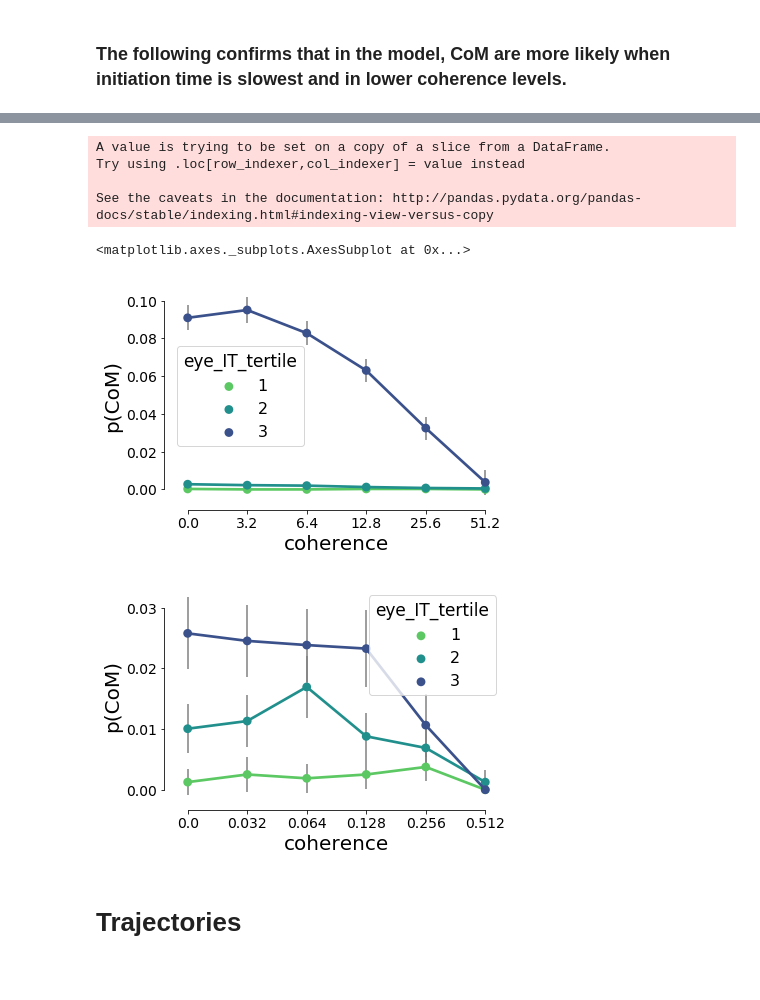
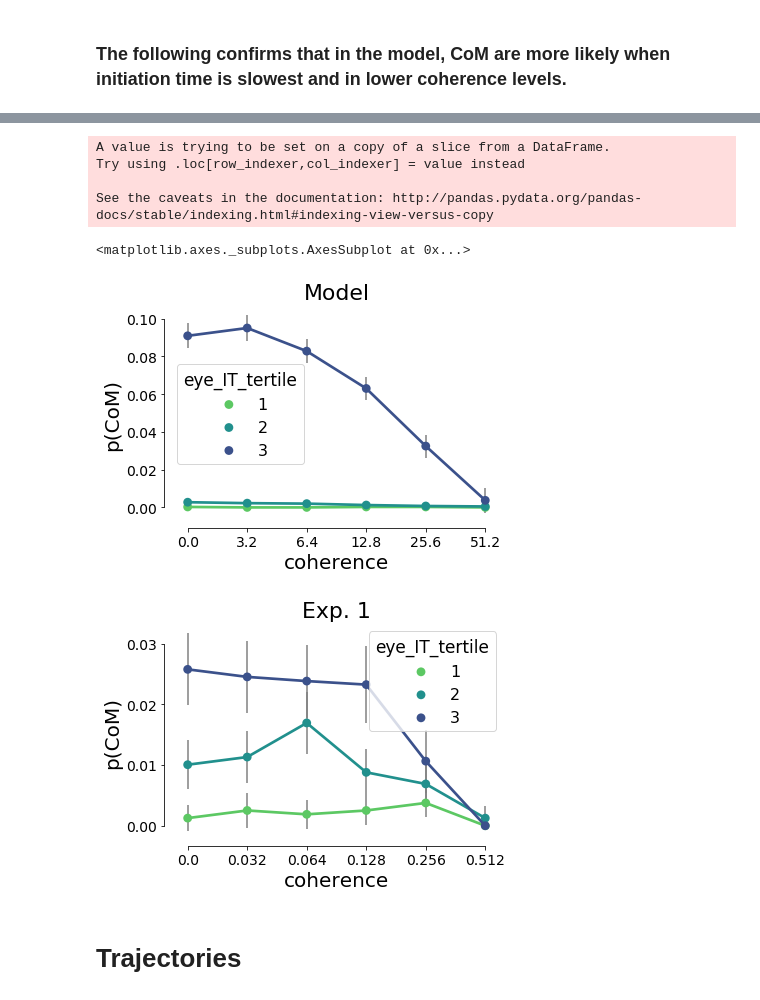
Before and after one commit to nidstigator/com_fixed_duration, a Jupyter notebook: plotting_code/python/results_notebook.ipynb, the cells around one changed output, grey strips where cells are left out. Cells and saved outputs as stored; diff of their text form; code cells hidden in the pictures.

```diff
--- a/plotting_code/python/results_notebook.ipynb
+++ b/plotting_code/python/results_notebook.ipynb
@@ -480,7 +480,7 @@ def get_ci_vs_var(choices, var, n_threshold=0):
 
     return ci.reset_index()
 
-def plot_p_com_vs_var_ci(choices, var, palette='viridis_r', n_threshold=0):
+def plot_p_com_vs_var_ci(choices, var, title, palette='viridis_r', n_threshold=0):
     plt.figure()
     # this is needed to convert eye IT tertile from float to int
     choices[var] = choices[var].astype(int)
@@ -494,7 +494,7 @@ def plot_p_com_vs_var_ci(choices, var, palette='viridis_r', n_threshold=0):
 #     ax.set_ylim(-0.005, 0.12)
     ax.set_ylabel('p(CoM)')
     sns.despine(ax=ax, trim=True, offset=5)
-
+    plt.title(title)
 
 
     return ax
@@ -515,22 +515,22 @@ plot_p_com_vs_var_ci(choices_1, 'mouse_IT_tertile', n_threshold=10)
 # %%
 fig6 = pd.read_csv('../../figures_output/Fig6b_exp1.txt', sep=',')
 fig6[~fig6.isin([np.nan, np.inf, -np.inf]).any(1)]
 
 model_tertiles['eye_IT_tertile'] = pd.qcut(fig6['eye_IT'], 3, labels=[1, 2, 3])
 
 model_tertiles['is_com'] = fig6['is_com'].astype('bool')
 
 
-plot_p_com_vs_var_ci(model_tertiles, 'eye_IT_tertile', n_threshold=10)
-plot_p_com_vs_var_ci(choices_1[~choices_1['eye_IT_tertile'].isnull()], 'eye_IT_tertile', n_threshold=10)
+plot_p_com_vs_var_ci(model_tertiles, 'eye_IT_tertile','Model', n_threshold=10)
+plot_p_com_vs_var_ci(choices_1[~choices_1['eye_IT_tertile'].isnull()], 'eye_IT_tertile', 'Exp. 1', n_threshold=10)
 # %% [output]
 A value is trying to be set on a copy of a slice from a DataFrame.
 Try using .loc[row_indexer,col_indexer] = value instead
 
 See the caveats in the documentation: http://pandas.pydata.org/pandas-docs/stable/indexing.html#indexing-view-versus-copy
 <matplotlib.axes._subplots.AxesSubplot at 0x...>
-[figure, old version]
+[figure, new version]
-[figure, old version]
+[figure, new version]
 # %% [markdown]
 # Trajectories
 # %%
```
Also changed, not shown: parts of 1 cell of this notebook.
